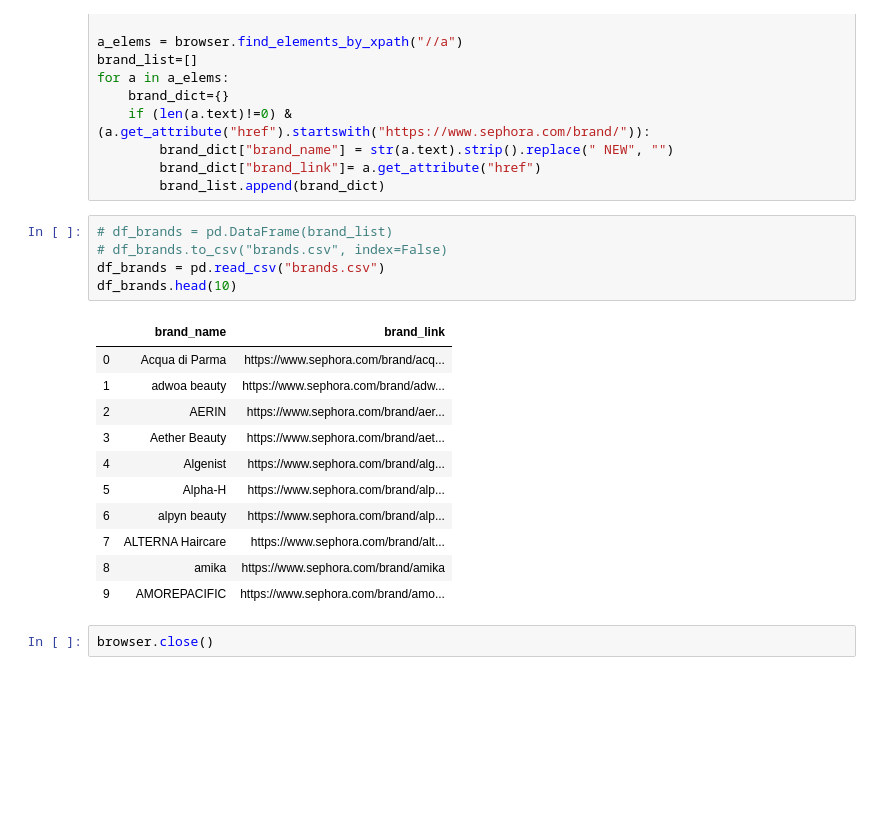
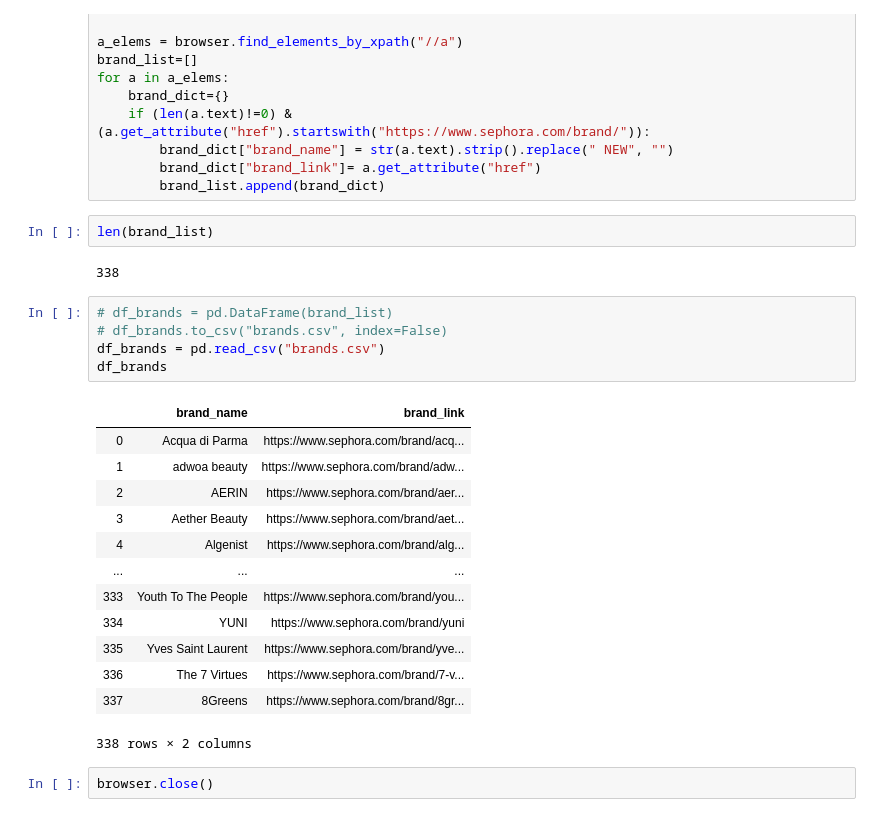
Before and after one commit to valmadrid/Gift-Recommendation, a Jupyter notebook: sephora_brands_scrape.ipynb, the cells around one changed output. Cells and saved outputs as stored; diff of their text form; blank space fills up the shorter version.

```diff
--- a/sephora_brands_scrape.ipynb
+++ b/sephora_brands_scrape.ipynb
@@ -50,23 +52,29 @@ for a in a_elems:
         brand_dict["brand_name"] = str(a.text).strip().replace(" NEW", "")
         brand_dict["brand_link"]= a.get_attribute("href")
         brand_list.append(brand_dict)
+# %%
+len(brand_list)
+# %% [output]
+338
 # %%
 # df_brands = pd.DataFrame(brand_list)
 # df_brands.to_csv("brands.csv", index=False)
 df_brands = pd.read_csv("brands.csv")
-df_brands.head(10)
+df_brands
 # %% [output]
 |  | brand_name | brand_link |
 | 0 | Acqua di Parma | https://www.sephora.com/brand/acq... |
 | 1 | adwoa beauty | https://www.sephora.com/brand/adw... |
 | 2 | AERIN | https://www.sephora.com/brand/aer... |
 | 3 | Aether Beauty | https://www.sephora.com/brand/aet... |
 | 4 | Algenist | https://www.sephora.com/brand/alg... |
-| 5 | Alpha-H | https://www.sephora.com/brand/alp... |
-| 6 | alpyn beauty | https://www.sephora.com/brand/alp... |
-| 7 | ALTERNA Haircare | https://www.sephora.com/brand/alt... |
-| 8 | amika | https://www.sephora.com/brand/amika |
-| 9 | AMOREPACIFIC | https://www.sephora.com/brand/amo... |
+| ... | ... | ... |
+| 333 | Youth To The People | https://www.sephora.com/brand/you... |
+| 334 | YUNI | https://www.sephora.com/brand/yuni |
+| 335 | Yves Saint Laurent | https://www.sephora.com/brand/yve... |
+| 336 | The 7 Virtues | https://www.sephora.com/brand/7-v... |
+| 337 | 8Greens | https://www.sephora.com/brand/8gr... |
+338 rows × 2 columns
 # %%
 browser.close()
 # %%
```
Also changed, not shown: parts of 20 cells of this notebook, 4 other files.
